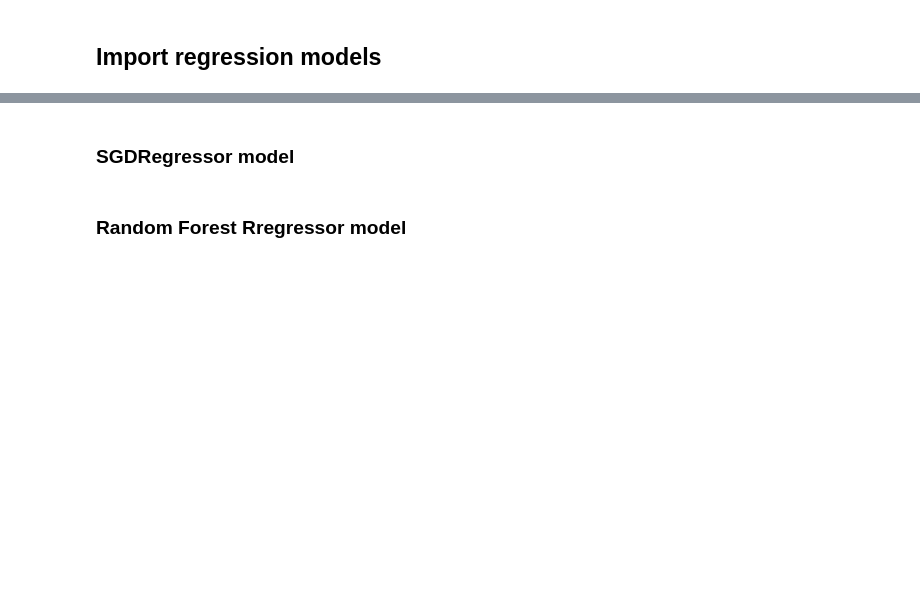
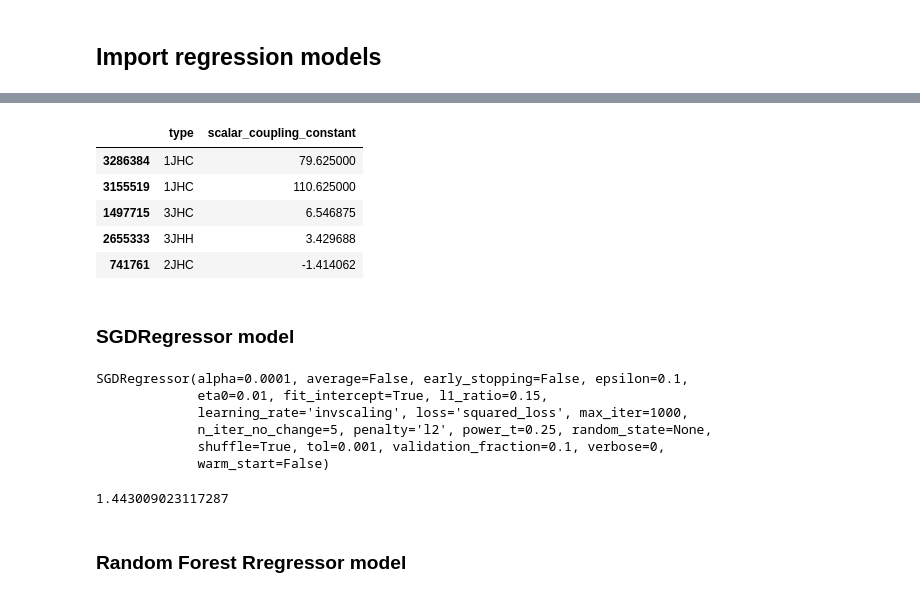
Before and after one commit to kailingding/data-science-competitions, a Jupyter notebook: CHAMPS_kaggle.ipynb, the cells around one changed output, grey strips where cells are left out. Drawn from its saved outputs; the diff is of its cells as text; code cells hidden in the pictures; blank space fills up the shorter version.

```diff
--- a/CHAMPS_kaggle.ipynb
+++ b/CHAMPS_kaggle.ipynb
@@ -441,3 +429,0 @@ score = make_scorer(log_mae, greater_is_better=False)
-# %%
-ridge_reg = Ridge()
-ridge_reg.fit(X_train_prepared, y_train)
@@ -450,3 +429,0 @@ log_mae(y_train, y_pred_train)
-# %%
-lasso_reg = Lasso()
-lasso_reg.fit(X_train_prepared, y_train)
@@ -457,6 +446,25 @@ log_mae(y_train, y_pred_train)
+# %%
+df_val = pd.DataFrame({"type":X_val_split["type"]})
+df_val['scalar_coupling_constant'] = y_val_split
+# %%
+df_val.head()
+# %% [output]
+|  | type | scalar_coupling_constant |
+| 3286384 | 1JHC | 79.625000 |
+| 3155519 | 1JHC | 110.625000 |
+| 1497715 | 3JHC | 6.546875 |
+| 2655333 | 3JHH | 3.429688 |
+| 741761 | 2JHC | -1.414062 |
 # %% [markdown]
 ### SGDRegressor model
 # %%
 sdg_reg = SGDRegressor()
 sdg_reg.fit(X_train_prepared, y_train)
+# %% [output]
+SGDRegressor(alpha=0.0001, average=False, early_stopping=False, epsilon=0.1,
+             eta0=0.01, fit_intercept=True, l1_ratio=0.15,
+             learning_rate='invscaling', loss='squared_loss', max_iter=1000,
+             n_iter_no_change=5, penalty='l2', power_t=0.25, random_state=None,
+             shuffle=True, tol=0.001, validation_fraction=0.1, verbose=0,
+             warm_start=False)
 # %%
@@ -464,5 +472,7 @@ y_pred_train = sdg_reg.predict(X_train_prepared)
 # %%
-log_mae(y_train, y_pred_train)
+log_mae(y_train, y_pred_train_sdg)
+# %% [output]
+1.443009023117287
 # %% [markdown]
 ### Random Forest Rregressor model
 # %%
```
Also changed, not shown: parts of 39 cells of this notebook.
